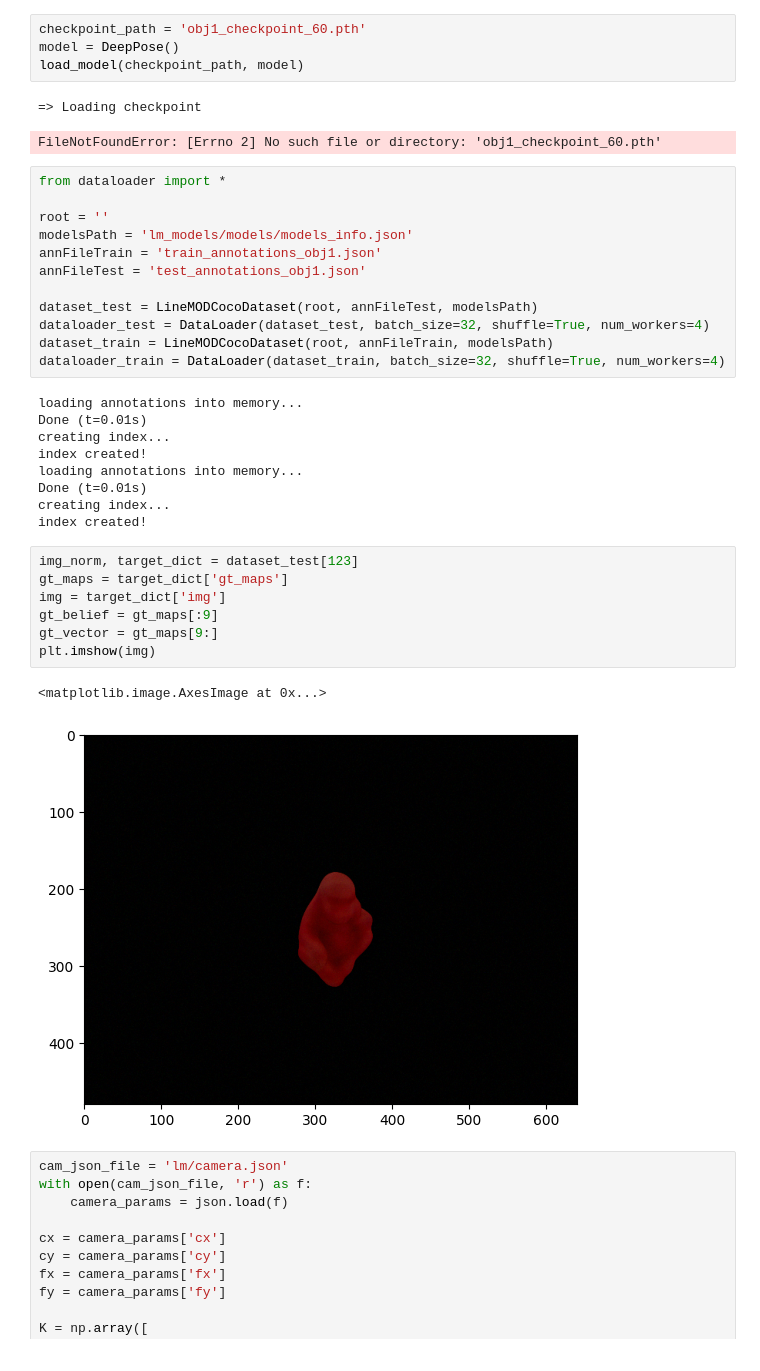
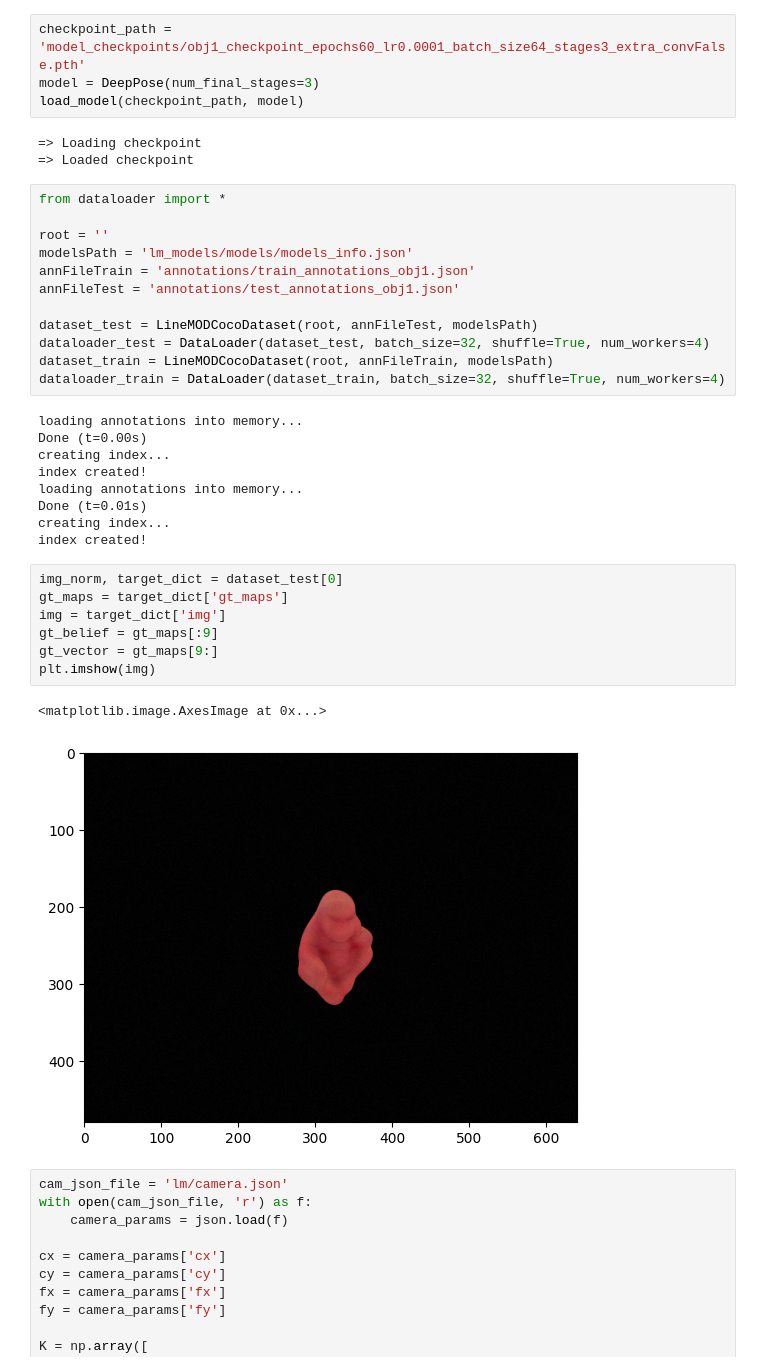
Before and after one commit to kunalb123/computer-vision-6d-pose-estimation, a Jupyter notebook: eval.ipynb, the cells around one changed output. Cells and saved outputs as stored; diff of their text form.

```diff
--- a/eval.ipynb
+++ b/eval.ipynb
@@ -16,17 +16,17 @@ device being used: cpu
 # %%
-checkpoint_path = 'obj1_checkpoint_60.pth'
-model = DeepPose()
+checkpoint_path = 'model_checkpoints/obj1_checkpoint_epochs60_lr0.0001_batch_size64_stages3_extra_convFalse.pth'
+model = DeepPose(num_final_stages=3)
 load_model(checkpoint_path, model)
 # %% [output]
 => Loading checkpoint
+=> Loaded checkpoint
-FileNotFoundError: [Errno 2] No such file or directory: 'obj1_checkpoint_60.pth'
 # %%
 from dataloader import *
 
 root = ''
 modelsPath = 'lm_models/models/models_info.json'
-annFileTrain = 'train_annotations_obj1.json'
-annFileTest = 'test_annotations_obj1.json'
+annFileTrain = 'annotations/train_annotations_obj1.json'
+annFileTest = 'annotations/test_annotations_obj1.json'
 
 dataset_test = LineMODCocoDataset(root, annFileTest, modelsPath)
 dataloader_test = DataLoader(dataset_test, batch_size=32, shuffle=True, num_workers=4)
@@ -34,7 +34,7 @@ dataset_train = LineMODCocoDataset(root, annFileTrain, modelsPath)
 dataloader_train = DataLoader(dataset_train, batch_size=32, shuffle=True, num_workers=4)
 # %% [output]
 loading annotations into memory...
-Done (t=0.01s)
+Done (t=0.00s)
 creating index...
 index created!
 loading annotations into memory...
@@ -42,15 +42,15 @@ Done (t=0.01s)
 creating index...
 index created!
 # %%
-img_norm, target_dict = dataset_test[123]
+img_norm, target_dict = dataset_test[0]
 gt_maps = target_dict['gt_maps']
 img = target_dict['img']
 gt_belief = gt_maps[:9]
 gt_vector = gt_maps[9:]
 plt.imshow(img)
 # %% [output]
 <matplotlib.image.AxesImage at 0x...>
-[figure, old version]
+[figure, new version]
 # %%
 cam_json_file = 'lm/camera.json'
 with open(cam_json_file, 'r') as f:
```
Also changed, not shown: parts of 8 cells of this notebook, 1 other file.
